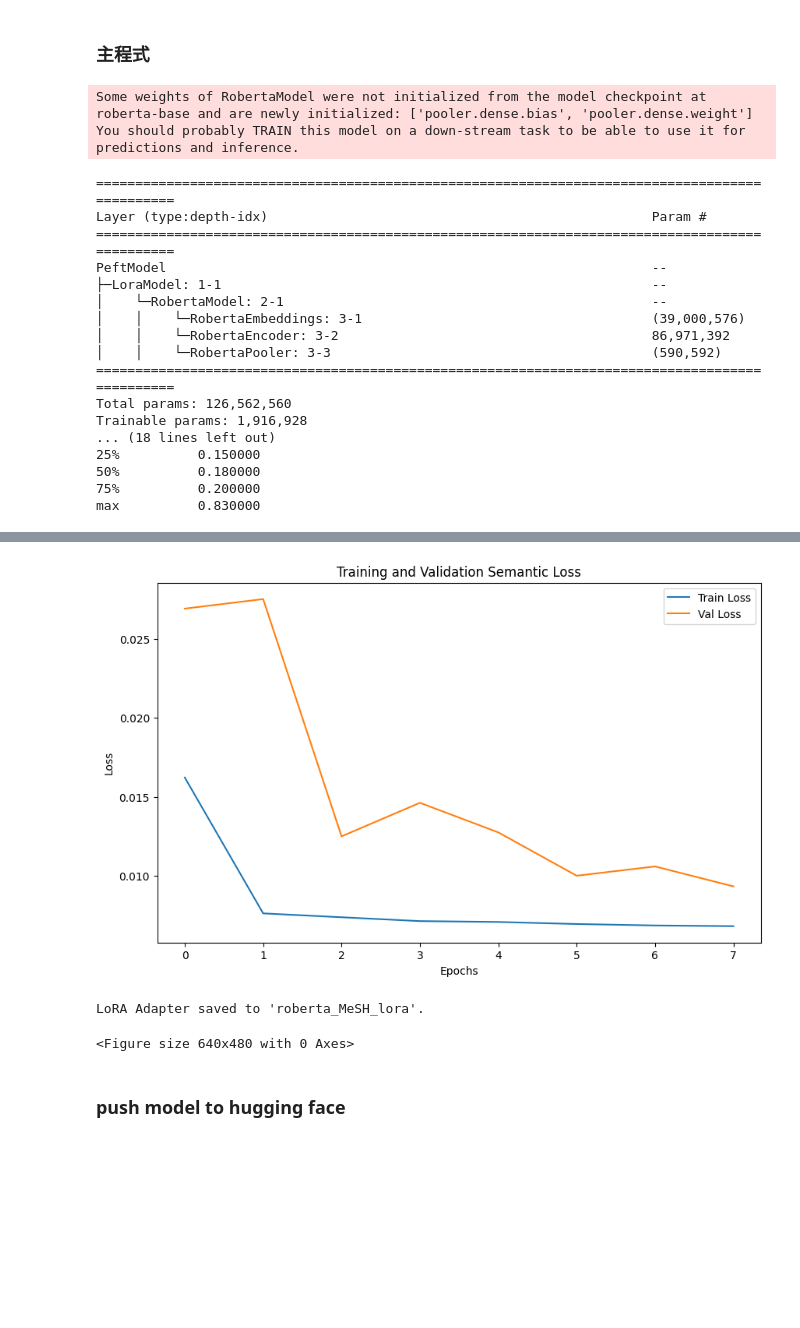
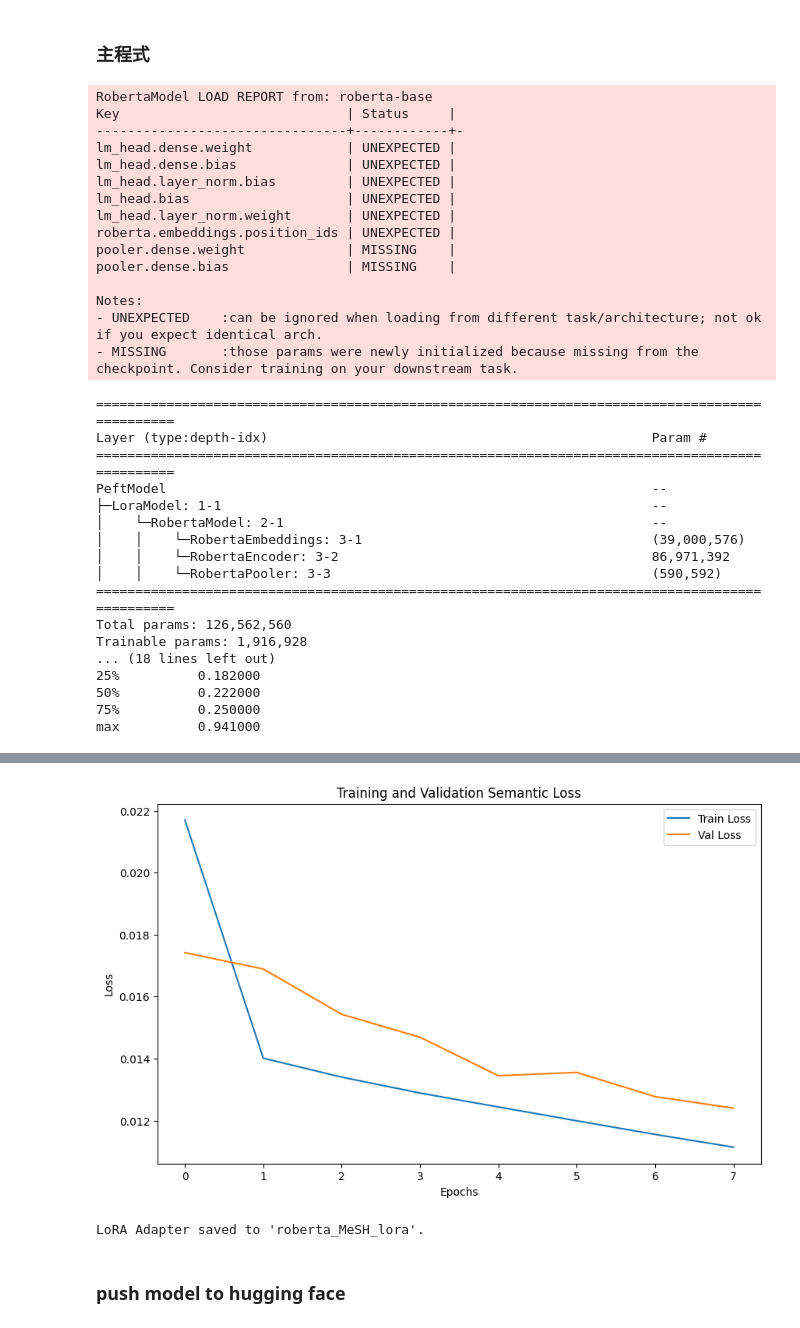
Before and after one commit to Heng1222/Ohsumed_classification, a Jupyter notebook: Model/task3_MeSH_LoRA_train.ipynb, the cells around one changed output, grey strips where cells are left out. Drawn from its saved outputs; the diff is of its cells as text; code cells hidden in the pictures; blank space fills up the shorter version.

Commit message:
perf: train (local file)

```diff
--- a/Model/task3_MeSH_LoRA_train.ipynb
+++ b/Model/task3_MeSH_LoRA_train.ipynb
@@ -279,10 +288,23 @@ def run_training(csv_path):
 
 # 執行
 if __name__ == "__main__":
-  run_training('https://github.com/Heng1222/Ohsumed_classification/blob/main/MeSH_data/mesh_dataset.csv?raw=true')
+  run_training('mesh_dataset.csv')
 # %% [output]
-Some weights of RobertaModel were not initialized from the model checkpoint at roberta-base and are newly initialized: ['pooler.dense.bias', 'pooler.dense.weight']
-You should probably TRAIN this model on a down-stream task to be able to use it for predictions and inference.
+RobertaModel LOAD REPORT from: roberta-base
+Key                             | Status     |
+--------------------------------+------------+-
+lm_head.dense.weight            | UNEXPECTED |
+lm_head.dense.bias              | UNEXPECTED |
+lm_head.layer_norm.bias         | UNEXPECTED |
+lm_head.bias                    | UNEXPECTED |
+lm_head.layer_norm.weight       | UNEXPECTED |
+roberta.embeddings.position_ids | UNEXPECTED |
+pooler.dense.weight             | MISSING    |
+pooler.dense.bias               | MISSING    |
+
+Notes:
+- UNEXPECTED    :can be ignored when loading from different task/architecture; not ok if you expect identical arch.
+- MISSING       :those params were newly initialized because missing from the checkpoint. Consider training on your downstream task.
 ===============================================================================================
 Layer (type:depth-idx)                                                 Param #
 ===============================================================================================
@@ -296,7 +318,7 @@ PeftModel                                                              --
 Total params: 126,562,560
 Trainable params: 1,916,928
 ... (18 lines left out)
-25%          0.150000
-50%          0.180000
-75%          0.200000
-max          0.830000
+25%          0.182000
+50%          0.222000
+75%          0.250000
+max          0.941000
@@ -316,6 +335,5 @@ Epoch 8: Train Loss=0.006824, Test Loss=0.009341
-[figure, old version]
+[figure, new version]
 LoRA Adapter saved to 'roberta_MeSH_lora'.
-<Figure size 640x480 with 0 Axes>
 # %% [markdown]
 ### push model to hugging face
 # %%
```
Also changed, not shown: parts of 4 cells of this notebook.
